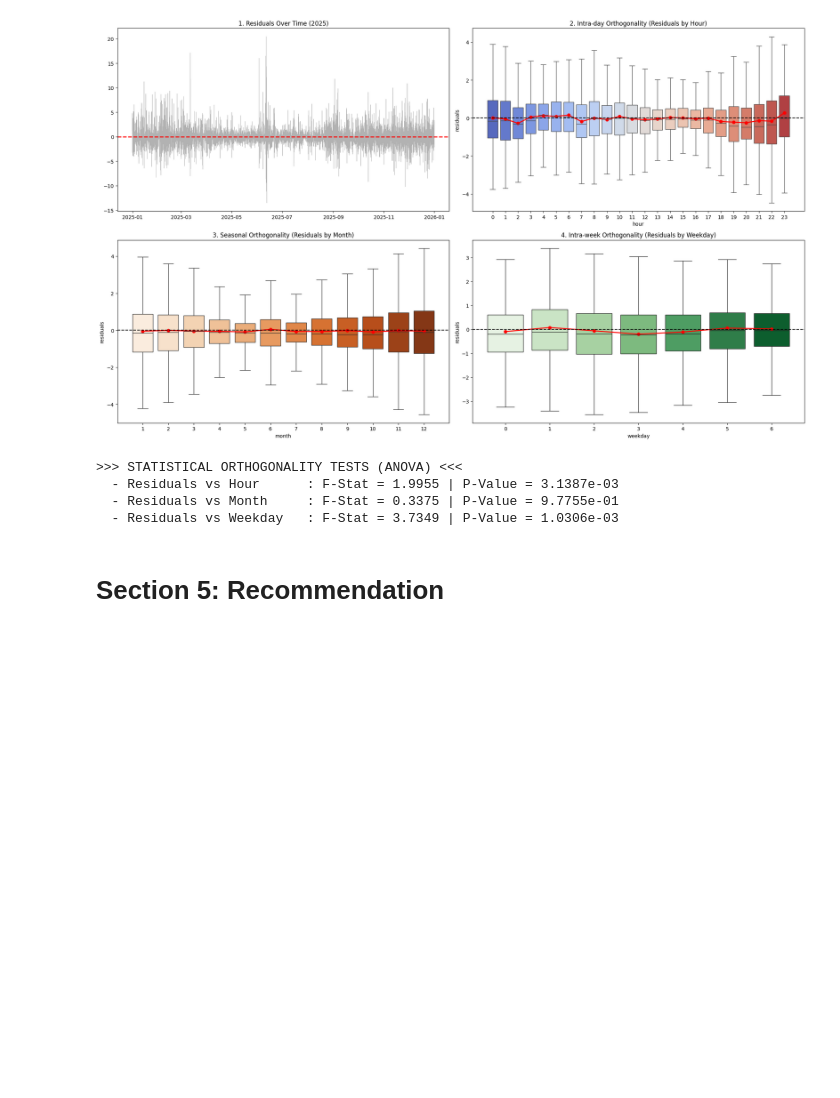
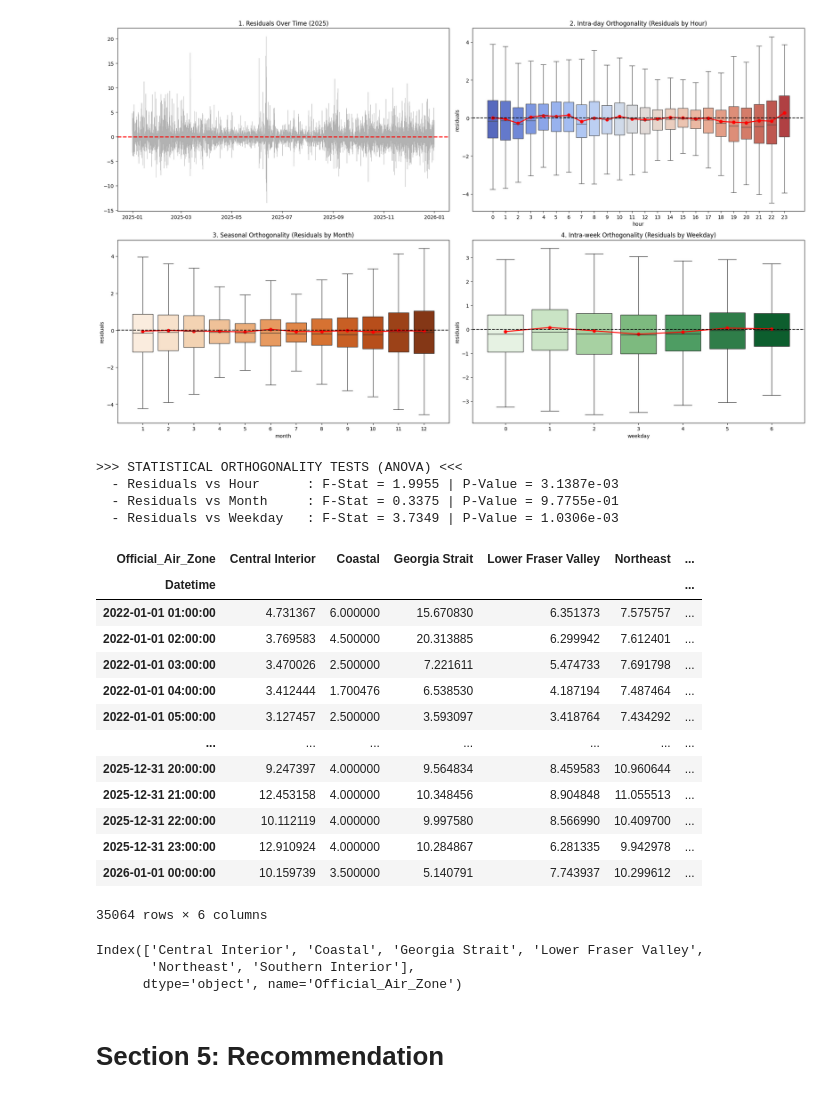
Before and after one commit to ChiehAnChang/Data-Science-Case-Study-1, a Jupyter notebook: STAT946 Case Study 1.ipynb, the cells around one changed output. Cells and saved outputs as stored; diff of their text form; code cells hidden in the pictures; blank space fills up the shorter version.

Commit message:
[FIX] BC air zone

```diff
--- a/STAT946 Case Study 1.ipynb
+++ b/STAT946 Case Study 1.ipynb
@@ -1475,6 +1475,29 @@ Passing `palette` without assigning `hue` is deprecated and will be removed in v
   - Residuals vs Weekday   : F-Stat = 3.7349 | P-Value = 1.0306e-03
 # %%
 df_imputed = df_wide
+# %%
+df_imputed
+# %% [output]
+| Official_Air_Zone | Central Interior | Coastal | Georgia Strait | Lower Fraser Valley | Northeast | ... |
+| Datetime |  |  |  |  |  | ... |
+| 2022-01-01 01:00:00 | 4.731367 | 6.000000 | 15.670830 | 6.351373 | 7.575757 | ... |
+| 2022-01-01 02:00:00 | 3.769583 | 4.500000 | 20.313885 | 6.299942 | 7.612401 | ... |
+| 2022-01-01 03:00:00 | 3.470026 | 2.500000 | 7.221611 | 5.474733 | 7.691798 | ... |
+| 2022-01-01 04:00:00 | 3.412444 | 1.700476 | 6.538530 | 4.187194 | 7.487464 | ... |
+| 2022-01-01 05:00:00 | 3.127457 | 2.500000 | 3.593097 | 3.418764 | 7.434292 | ... |
+| ... | ... | ... | ... | ... | ... | ... |
+| 2025-12-31 20:00:00 | 9.247397 | 4.000000 | 9.564834 | 8.459583 | 10.960644 | ... |
+| 2025-12-31 21:00:00 | 12.453158 | 4.000000 | 10.348456 | 8.904848 | 11.055513 | ... |
+| 2025-12-31 22:00:00 | 10.112119 | 4.000000 | 9.997580 | 8.566990 | 10.409700 | ... |
+| 2025-12-31 23:00:00 | 12.910924 | 4.000000 | 10.284867 | 6.281335 | 9.942978 | ... |
+| 2026-01-01 00:00:00 | 10.159739 | 3.500000 | 5.140791 | 7.743937 | 10.299612 | ... |
+35064 rows × 6 columns
+# %%
+df_imputed.columns
+# %% [output]
+Index(['Central Interior', 'Coastal', 'Georgia Strait', 'Lower Fraser Valley',
+       'Northeast', 'Southern Interior'],
+      dtype='object', name='Official_Air_Zone')
 # %% [markdown]
 # Section 5: Recommendation
 # %% [markdown]
```
Also changed, not shown: 1 other file.
